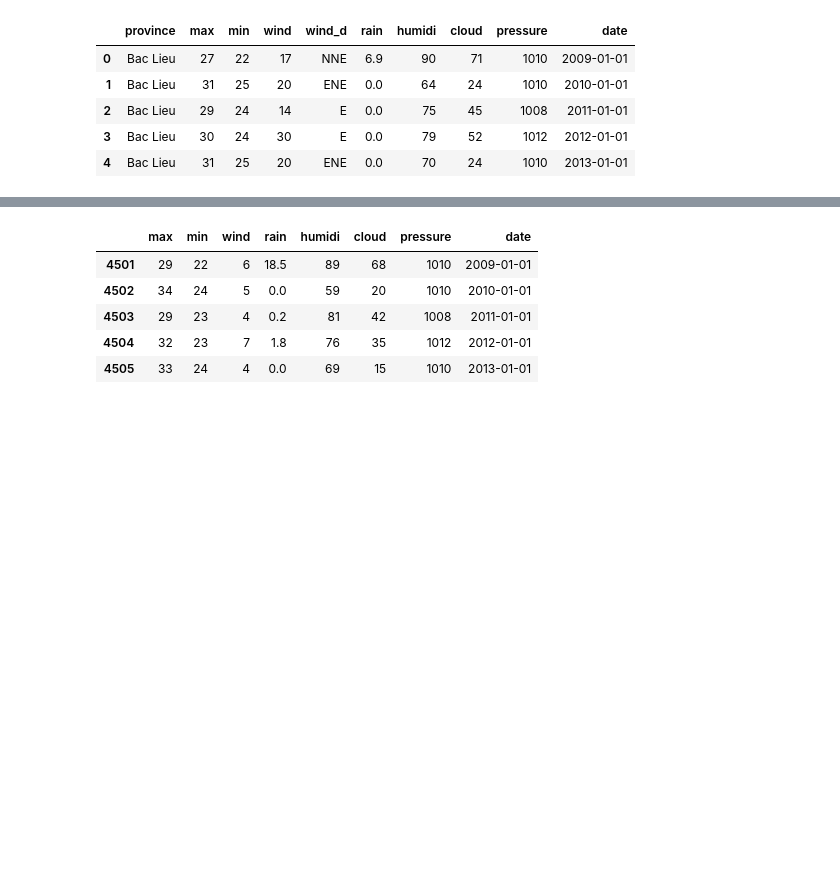
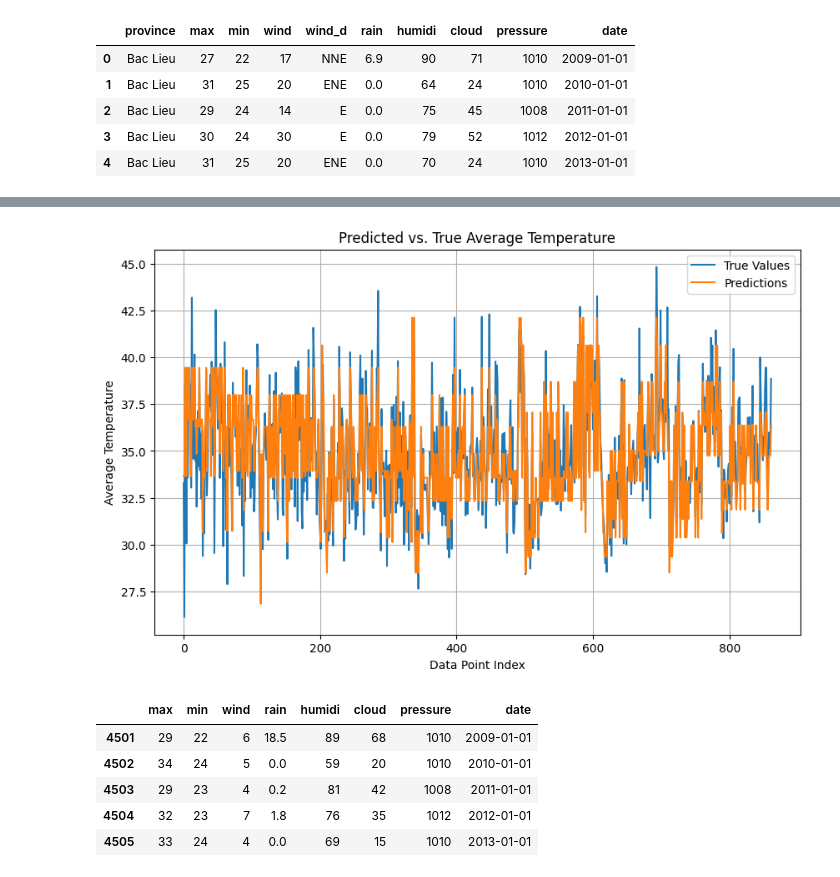
Before and after one commit to 24namnguyen10/weather-forecast, a Jupyter notebook: Predict.ipynb, the cells around one changed output, grey strips where cells are left out. Saved outputs shown, nothing was run; the diff lists cells and outputs as text; code cells hidden in the pictures; blank space fills up the shorter version.

```diff
--- a/Predict.ipynb
+++ b/Predict.ipynb
@@ -21,0 +272,11 @@ df.head()
+# %%
+train, test = data_prep.randomSplit([0.8, 0.2])
+# %%
+from pyspark.ml.regression import DecisionTreeRegressor
+dt = DecisionTreeRegressor(featuresCol="features", labelCol="temp")
+# %%
+pipeline = Pipeline(stages=[dt])
+model = pipeline.fit(train)
+# %%
+predictions = model.transform(test)
+predictions.show()
@@ -21,0 +370,21 @@ df.head()
+# %%
+import matplotlib.pyplot as plt
+
+# Assuming 'predictions' DataFrame from your code
+# Extract predictions and true values
+y_pred = predictions.select("prediction").toPandas()
+y_true = predictions.select("temp").toPandas()
+
+
+# Create the plot
+plt.figure(figsize=(10, 6))
+plt.plot(y_true.index, y_true['temp'], label='True Values')
+plt.plot(y_pred.index, y_pred['prediction'], label='Predictions')
+plt.xlabel("Data Point Index")
+plt.ylabel("Average Temperature")
+plt.title("Predicted vs. True Average Temperature")
+plt.legend()
+plt.grid(True)
+plt.show()
+# %% [output]
+[figure, added]
```
Also changed, not shown: parts of 35 cells of this notebook, 3 other files.
